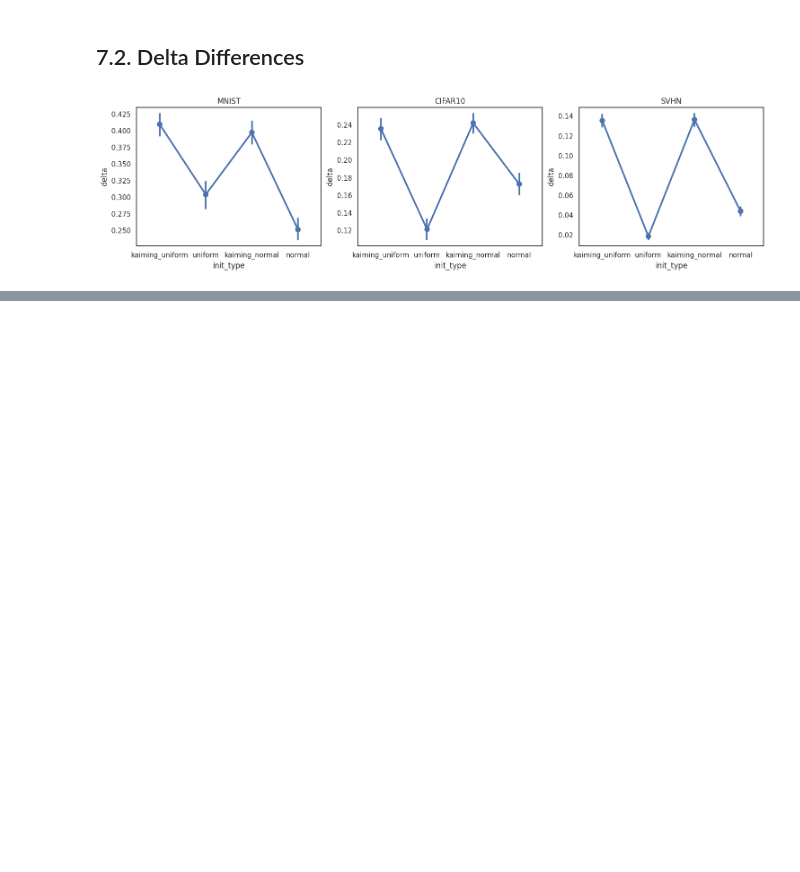
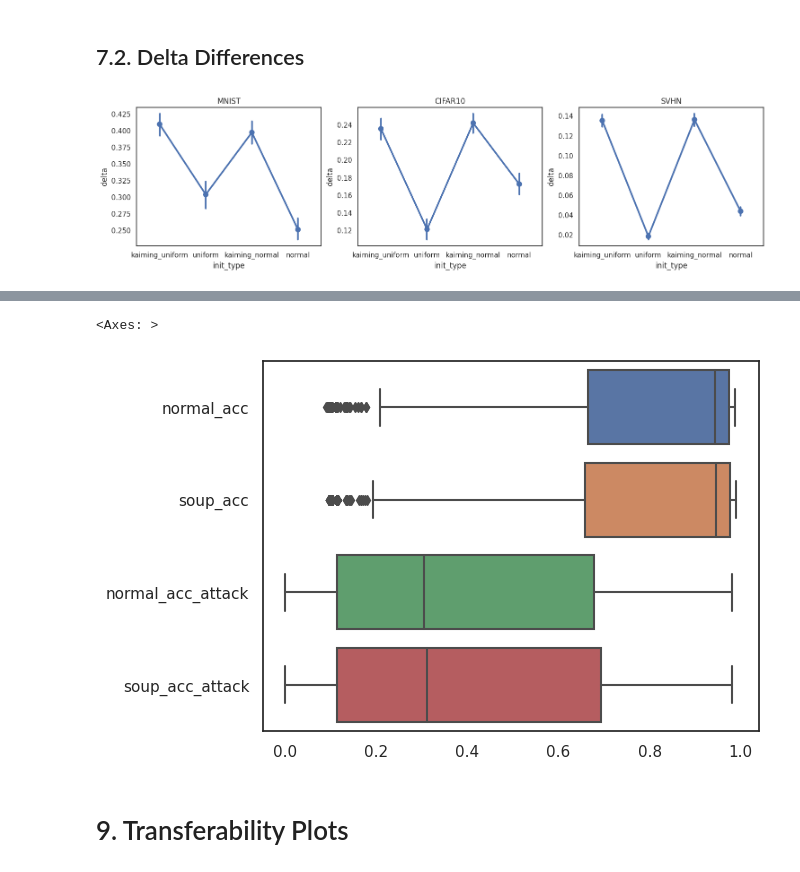
Before and after one commit to julius-lautz/model_robustness, a Jupyter notebook: src/model_robustness/attacks/plotting/plots.ipynb, the cells around one changed output, grey strips where cells are left out. Cells and saved outputs as stored; diff of their text form; code cells hidden in the pictures; blank space fills up the shorter version.

```diff
--- a/src/model_robustness/attacks/plotting/plots.ipynb
+++ b/src/model_robustness/attacks/plotting/plots.ipynb
@@ -931,0 +946,6 @@ plt.show()
+# %%
+type = "normal"
+ds = "CIFAR10"
+setup = "hyp-10-r"
+
+df = pd.read_csv(f"../../results/soups/{type}_{ds}_{s}_df.csv", index_col=0)
@@ -931,0 +965,2 @@ plt.show()
+# %%
+df = df.sort_values(by="normal_acc", ascending=False).iloc[:int(len(df)/2), :]
@@ -931,0 +977,21 @@ plt.show()
+# %%
+type_list = ["normal", "resnet"]
+ds_list_normal = ["MNIST", "CIFAR10", "SVHN"]
+ds_list_resnet = ["CIFAR10", "CIFAR100", "TinyImageNet"]
+setup_list = ["hyp-10-f", "hyp-10-r", "seed"]
+
+for type in type_list:
+    if type == "normal":
+        for ds in ds_list_normal:
+            for s in setup_list:
+                df = pd.read_csv(f"../../results/soups/{type}_{ds}_{setup}_df.csv", index_col=0)
+                #df = df.sort_values(by="normal_acc", ascending=False).iloc[:int(len(df)/2), :]
+
+                print(f"[{type}][{ds}][{s}]{df.normal_acc.mean(): .4f} - {df.soup_acc.mean(): .4f} - {df.normal_acc_attack.mean(): .4f} - {df.soup_acc_attack.mean(): .4f}")
+
+    else:
+        for ds in ds_list_resnet:
+            df = pd.read_csv(f"../../results/soups/{type}_{ds}_seed_df.csv", index_col=0)
+            #df = df.sort_values(by="normal_acc", ascending=False).iloc[:int(len(df)/2), :]
+
+            print(f"[{type}][{ds}]{df.normal_acc.mean(): .4f} - {df.soup_acc.mean(): .4f} - {df.normal_acc_attack.mean(): .4f} - {df.soup_acc_attack.mean(): .4f}")
@@ -931,0 +1011,7 @@ plt.show()
+# %%
+sns.boxplot(df[["normal_acc", "soup_acc", "normal_acc_attack", "soup_acc_attack"]], orient="h")
+# %% [output]
+<Axes: >
+[figure, added]
+# %% [markdown]
+# 9. Transferability Plots
```
Also changed, not shown: parts of 16 cells of this notebook, 30 other files.
